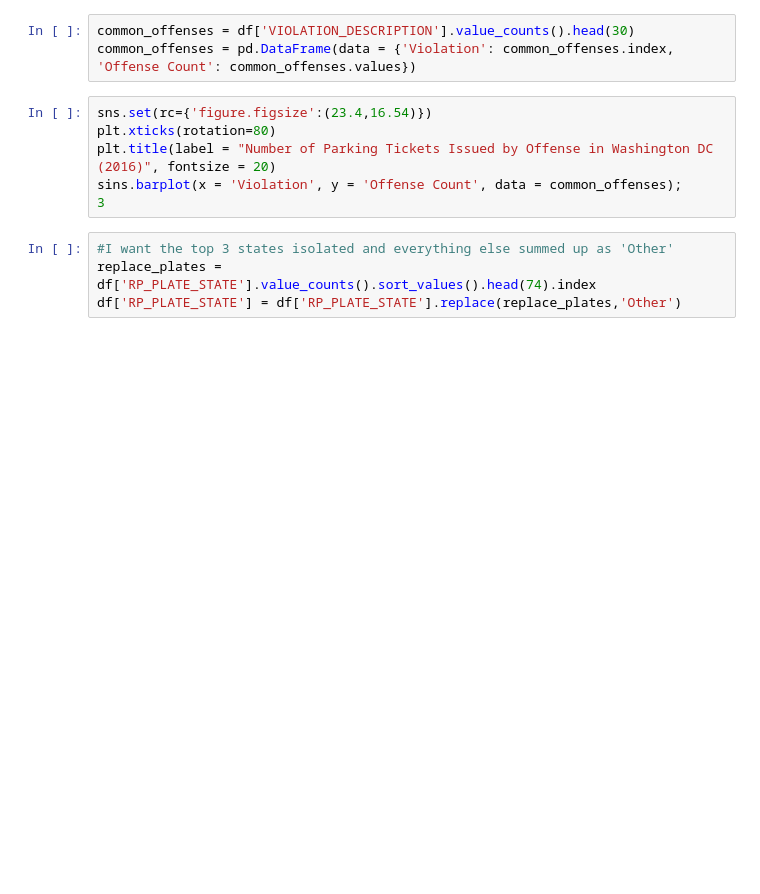
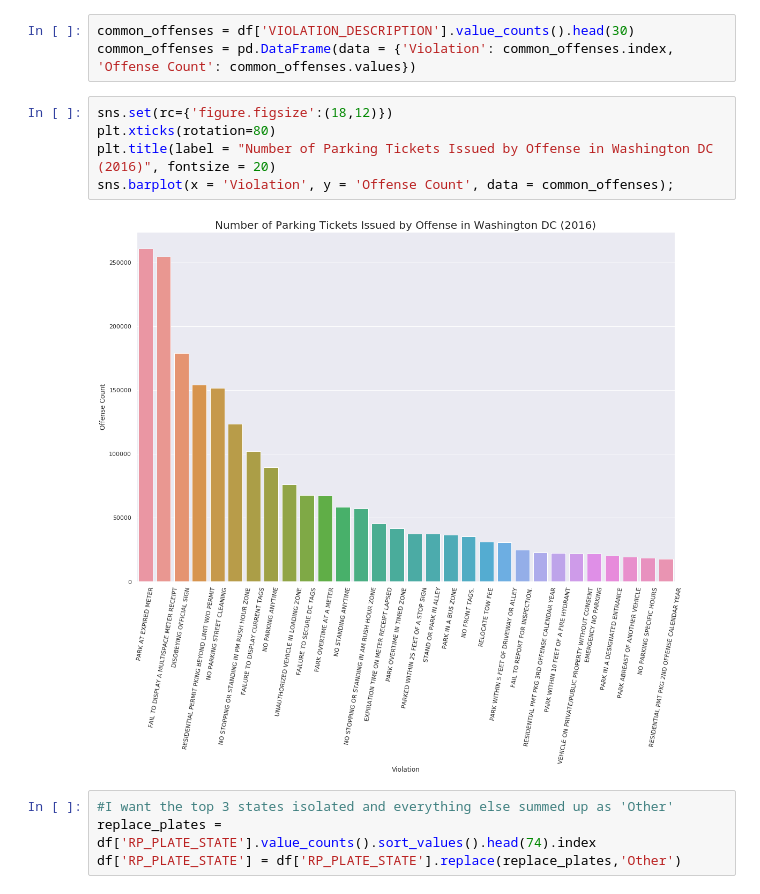
Before and after one commit to bloominstituteoftechnology/DS-Unit-1-Sprint-3-Data-Storytelling, a Jupyter notebook: module2-choose-appropriate-visualizations/LS_DS_222_Choose_appropriate_visualizations.ipynb, the cells around one changed output. Drawn from its saved outputs; the diff is of its cells as text; blank space fills up the shorter version.

Commit message:
Completed Assignment. Working on more unusual visualizations.

```diff
--- a/module2-choose-appropriate-visualizations/LS_DS_222_Choose_appropriate_visualizations.ipynb
+++ b/module2-choose-appropriate-visualizations/LS_DS_222_Choose_appropriate_visualizations.ipynb
@@ -420,11 +420,12 @@ The NAN values in the licesnse plate and body style columns won't geti in the wa
 common_offenses = df['VIOLATION_DESCRIPTION'].value_counts().head(30)
 common_offenses = pd.DataFrame(data = {'Violation': common_offenses.index, 'Offense Count': common_offenses.values})
 # %%
-sns.set(rc={'figure.figsize':(23.4,16.54)})
+sns.set(rc={'figure.figsize':(18,12)})
 plt.xticks(rotation=80)
 plt.title(label = "Number of Parking Tickets Issued by Offense in Washington DC (2016)", fontsize = 20)
-sins.barplot(x = 'Violation', y = 'Offense Count', data = common_offenses);
-3
+sns.barplot(x = 'Violation', y = 'Offense Count', data = common_offenses);
+# %% [output]
+[figure, added]
 # %%
 #I want the top 3 states isolated and everything else summed up as 'Other'
 replace_plates = df['RP_PLATE_STATE'].value_counts().sort_values().head(74).index
```
Also changed, not shown: parts of 11 cells of this notebook.
